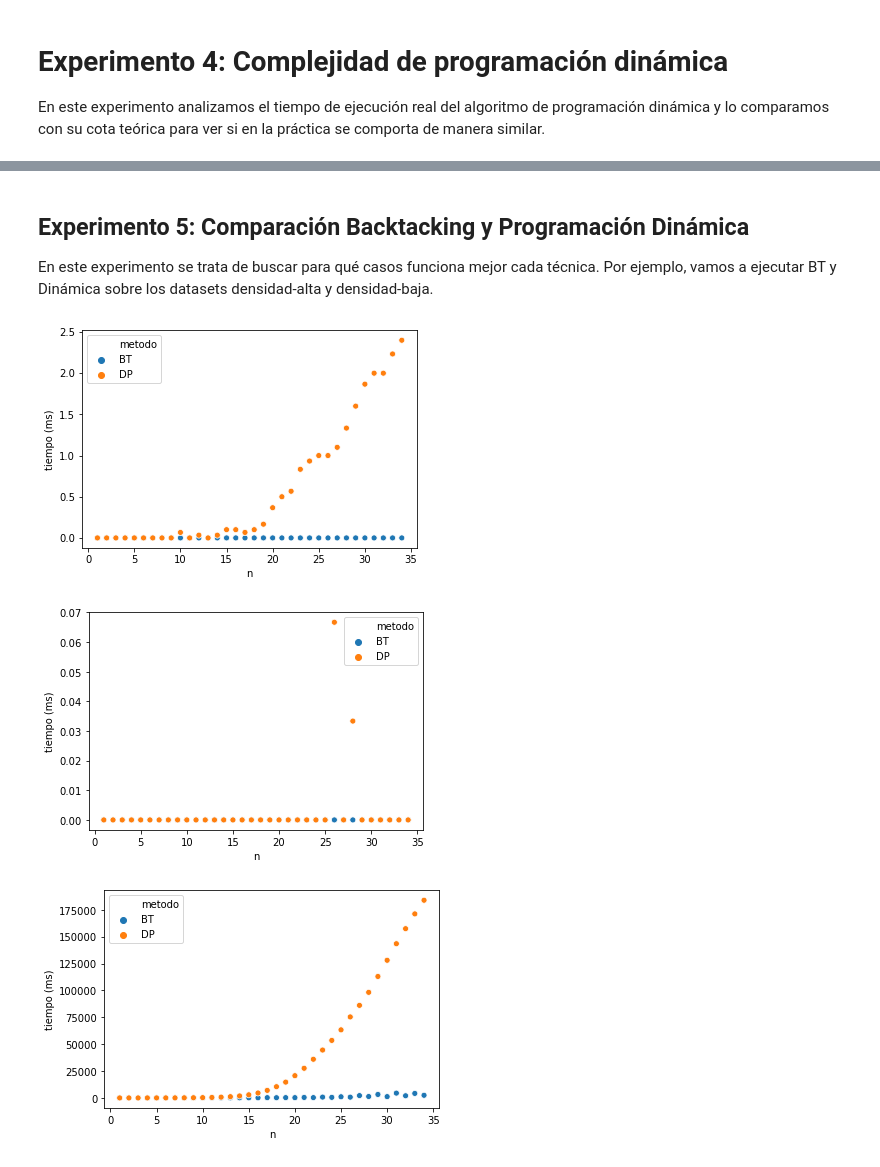
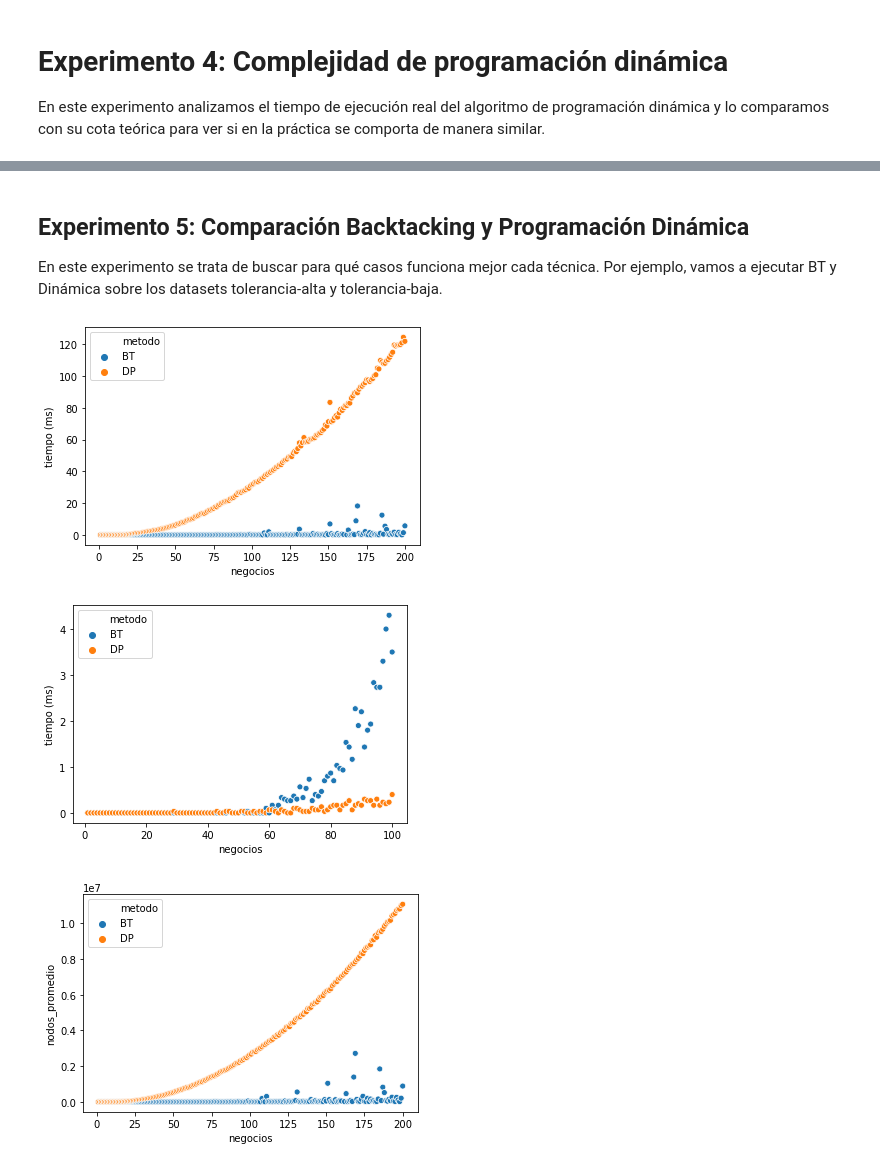
Before and after one commit to ZarthaxX/algo3-tp1, a Jupyter notebook: experimentacion/notebooks/analisis.ipynb, the cells around one changed output, grey strips where cells are left out. Saved outputs shown, nothing was run; the diff lists cells and outputs as text; code cells hidden in the pictures.

```diff
--- a/experimentacion/notebooks/analisis.ipynb
+++ b/experimentacion/notebooks/analisis.ipynb
@@ -331,26 +321,28 @@ print("Índice de correlación de Pearson:", correlacion_pearson(df_dinamica, "n
 # %% [markdown]
 ## Experimento 5: Comparación Backtacking y Programación Dinámica
-En este experimento se trata de buscar para qué casos funciona mejor cada técnica. Por ejemplo, vamos a ejecutar BT y Dinámica sobre los datasets densidad-alta y densidad-baja.
+En este experimento se trata de buscar para qué casos funciona mejor cada técnica. Por ejemplo, vamos a ejecutar BT y Dinámica sobre los datasets tolerancia-alta y tolerancia-baja.
 # %%
-df_densidad_alta = df_resultados[((df_resultados["metodo"]=="BT") | (df_resultados["metodo"]=="DP")) & (df_resultados["dataset"] == "tolerancia-alta")].copy();
-fig = sns.scatterplot(data=df_densidad_alta, x='negocios', y='tiempo', hue='metodo');
-fig.set(xlabel='n', ylabel='tiempo (ms)');
-#plt.savefig("graficos/comparacion-bt-dp-alta.svg");
+df_tolerancia_alta = df_resultados[((df_resultados["metodo"]=="BT") | (df_resultados["metodo"]=="DP")) & (df_resultados["dataset"] == "tolerancia-alta")].copy();
+df_tolerancia_alta = df_tolerancia_alta[(df_tolerancia_alta["nodos_promedio"]<1e8)]
+fig = sns.scatterplot(data=df_tolerancia_alta, x='negocios', y='tiempo', hue='metodo');
+fig.set(xlabel='negocios', ylabel='tiempo (ms)');
+plt.savefig("..\\graphs\\comparacion-bt-dp-alta-tiempo.svg");
 # %% [output]
-[figure, old version]
+[figure, new version]
 # %%
-df_densidad_baja = df_resultados[((df_resultados["metodo"]=="BT") | (df_resultados["metodo"]=="DP")) & (df_resultados["dataset"] == "tolerancia-baja")].copy();
+df_tolerancia_baja = df_resultados[((df_resultados["metodo"]=="BT") | (df_resultados["metodo"]=="DP")) & (df_resultados["dataset"] == "tolerancia-baja")].copy();
 #df_densidad_baja = df_densidad_baja[df_densidad_baja["negocios"]<=30];
-fig = sns.scatterplot(data=df_densidad_baja, x='negocios', y='tiempo', hue='metodo');
-fig.set(xlabel='n', ylabel='tiempo (ms)');
-#plt.savefig("graficos/comparacion-bt-dp-baja.svg");
+fig = sns.scatterplot(data=df_tolerancia_baja, x='negocios', y='tiempo', hue='metodo');
+fig.set(xlabel='negocios', ylabel='tiempo (ms)');
+plt.savefig("..\\graphs\\comparacion-bt-dp-baja-tiempo.svg");
 # %% [output]
-[figure, old version]
+[figure, new version]
 # %%
-df_densidad_alta = df_resultados[((df_resultados["metodo"]=="BT") | (df_resultados["metodo"]=="DP")) & (df_resultados["dataset"] == "tolerancia-alta")].copy();
-fig = sns.scatterplot(data=df_densidad_alta, x='negocios', y='nodos_promedio', hue='metodo');
-fig.set(xlabel='n', ylabel='tiempo (ms)');
-#plt.savefig("graficos/comparacion-bt-dp-alta.svg");
+df_tolerancia_alta = df_resultados[((df_resultados["metodo"]=="BT") | (df_resultados["metodo"]=="DP")) & (df_resultados["dataset"] == "tolerancia-alta")].copy();
+df_tolerancia_alta = df_tolerancia_alta[(df_tolerancia_alta["nodos_promedio"]<1e8)]
+fig = sns.scatterplot(data=df_tolerancia_alta, x='negocios', y='nodos_promedio', hue='metodo');
+fig.set(xlabel='negocios', ylabel='nodos_promedio');
+plt.savefig("..\\graphs\\comparacion-bt-dp-alta-nodos-promedio.svg");
 # %% [output]
-[figure, old version]
+[figure, new version]
 # %%
```
Also changed, not shown: parts of 31 cells of this notebook, 6 other files.
